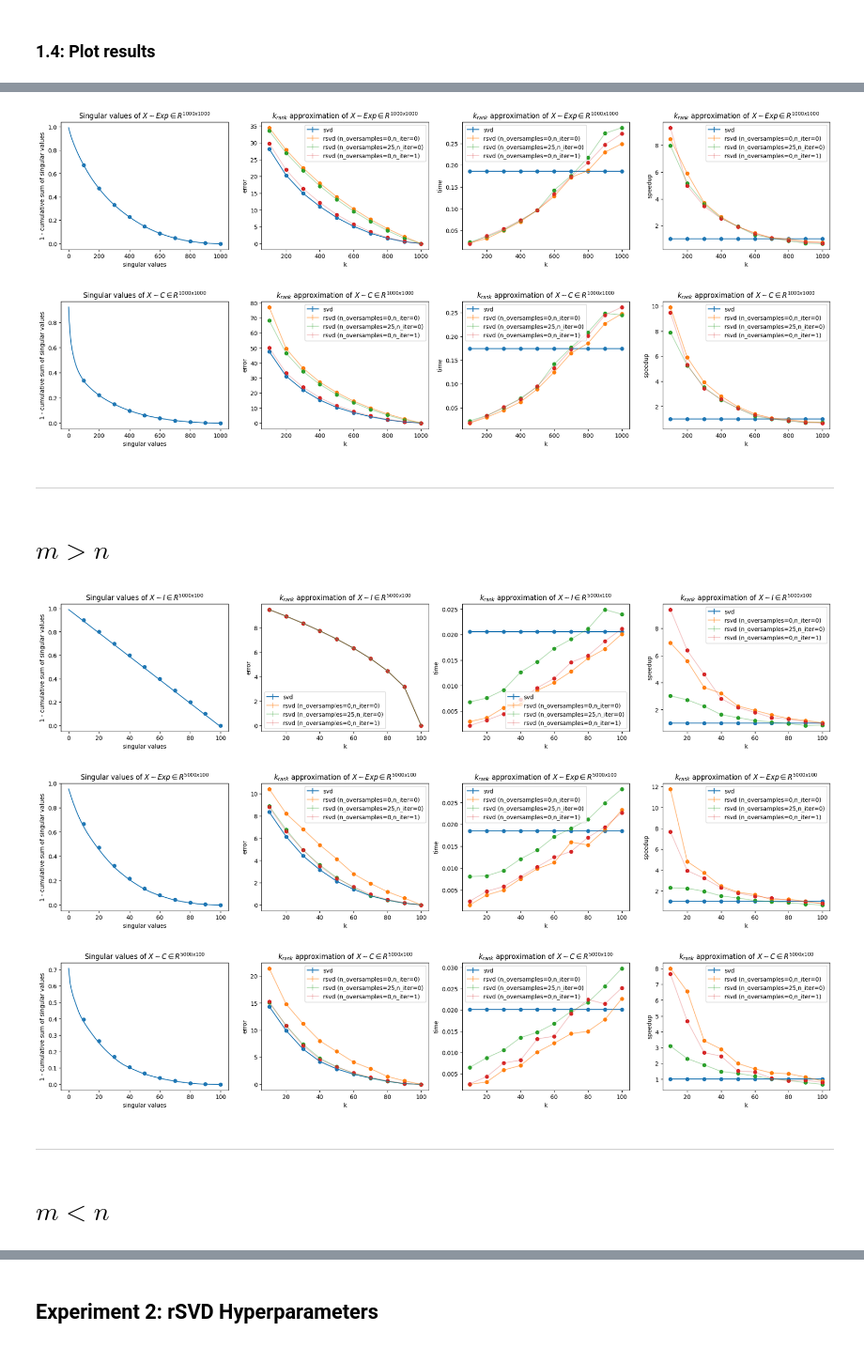
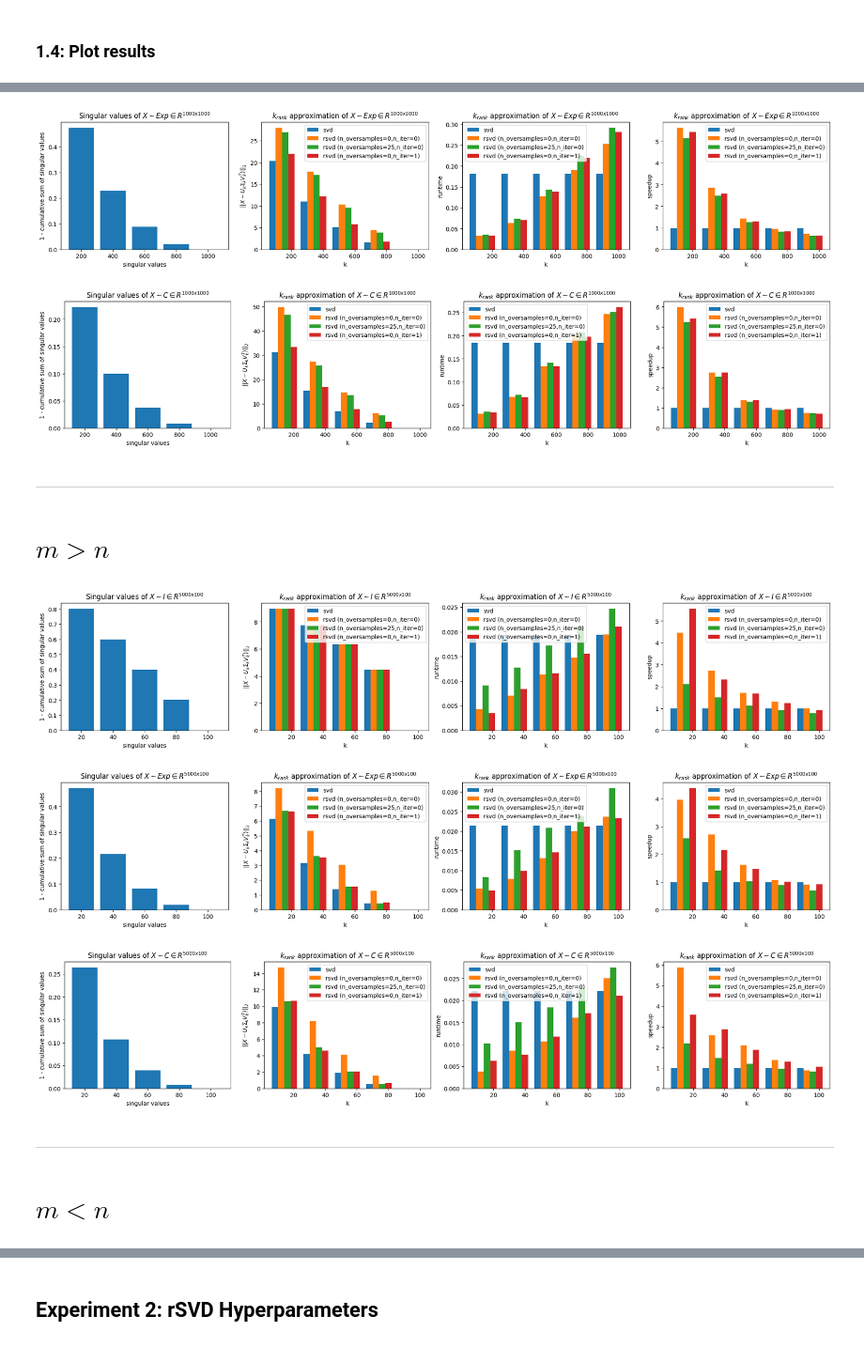
Before and after one commit to bhdsc/rNLA, a Jupyter notebook: rsvd.ipynb, the cells around one changed output, grey strips where cells are left out. Shown: that part at 94% size. Drawn from its saved outputs; the diff is of its cells as text; code cells hidden in the pictures.

Commit message:
add option to plot as line or bar

```diff
--- a/rsvd.ipynb
+++ b/rsvd.ipynb
@@ -186,15 +195,14 @@ Wall time: 12.9 s
 # %%
 m, n = 5000, 100
 r = min(m, n)
-num = 10
-tall_ranks = np.linspace(int(r / num), r, num=num, dtype=int)
+num = 5
+ranks = np.linspace(int(r / num), r, num=num, dtype=int)
 n_trials = 1 # TODO: Possibly can remove since variance is insignificant
 rsvd_hparams = [
     {"n_oversamples": 0, "n_iter": 0},
     {"n_oversamples": 25, "n_iter": 0},
     {"n_oversamples": 0, "n_iter": 1},
 ] # control speed-accuracy tradeoff
-tall_size = (m, n)
 # %%
 %%time
 
@@ -227,21 +238,23 @@ Wall time: 16.3 s
 # %%
 m, n = 100, 5000
 r = min(m, n)
-num = 10
-fat_ranks = np.linspace(int(r / num), r, num=num, dtype=int)
+num = 5
+ranks = np.linspace(int(r / num), r, num=num, dtype=int)
 n_trials = 1 # TODO: Possibly can remove since variance is insignificant
 rsvd_hparams = [
     {"n_oversamples": 0, "n_iter": 0},
     {"n_oversamples": 25, "n_iter": 0},
     {"n_oversamples": 0, "n_iter": 1},
 ] # control speed-accuracy tradeoff
-fat_size = (m, n)
 # %%
 %%time
 
+config["m<n"] = {}
+config["m<n"]["size"] = (m, n)
+config["m<n"]["ranks"] = ranks
+
 results = {}
 singular_values = {}
-ranks = fat_ranks
 
 np.random.seed(42)
 s = singular_values["I"] = np.ones(r)
@@ -255,6 +268,6 @@ np.random.seed(42)
 s = singular_values["C"] = np.sort(np.abs(np.random.standard_cauchy(r)))[::-1]
 results["C"] = experiment_1(m, n, s, ranks, n_trials, rsvd_hparams)
 
-fat_results = results
-fat_singular_values = singular_values
+config["m<n"]["results"] = results
+config["m<n"]["singular_values"] = singular_values
 # %% [output]
@@ -268,20 +281,23 @@ Wall time: 16 s
 # %%
 from IPython.display import Markdown
 
-all_results = [square_results, tall_results, fat_results]
-all_singular_values = [square_singular_values, tall_singular_values, fat_singular_values]
-all_ranks = [square_ranks, tall_ranks, fat_ranks]
-all_sizes = [square_size, tall_size, fat_size]
-measures = ["error", "time", "speedup"]
-problems = ["# $m=n$", "# $m>n$", "# $m<n$"]
+measures = ["$||X-U_k\\Sigma_k V_k^T)||_2$", "runtime", "speedup"]
 
-for i, results in enumerate(all_results):
-    display(Markdown(problems[i]))
-    ranks = all_ranks[i]
-    size = all_sizes[i]
-    for name, result in results.items():
-        singular_values = all_singular_values[i][name]
-        plot_1(result, measures, ranks, singular_values, name, size)
+for inequality in config:
+    title = f"# ${inequality}$"
+    display(Markdown(title))
+
+    size = config[inequality]["size"]
+    ranks = config[inequality]["ranks"]
+    results = config[inequality]["results"]
+    singular_values = config[inequality]["singular_values"]
+    names = results.keys()
+
+    for name in names:
+        result = results[name]
+        singular_value = singular_values[name]
+        plot_1(result, measures, ranks, singular_value, name, size, kind="bar")
+
     display(Markdown("---"))
 # %% [output]
 # $m=n$
@@ -289,9 +305,9 @@ for i, results in enumerate(all_results):
-[figure, old version]
+[figure, new version]
-[figure, old version]
+[figure, new version]
 ---
 # $m>n$
-[figure, old version]
+[figure, new version]
-[figure, old version]
+[figure, new version]
-[figure, old version]
+[figure, new version]
 ---
 # $m<n$
```
Also changed, not shown: parts of 9 cells of this notebook.
